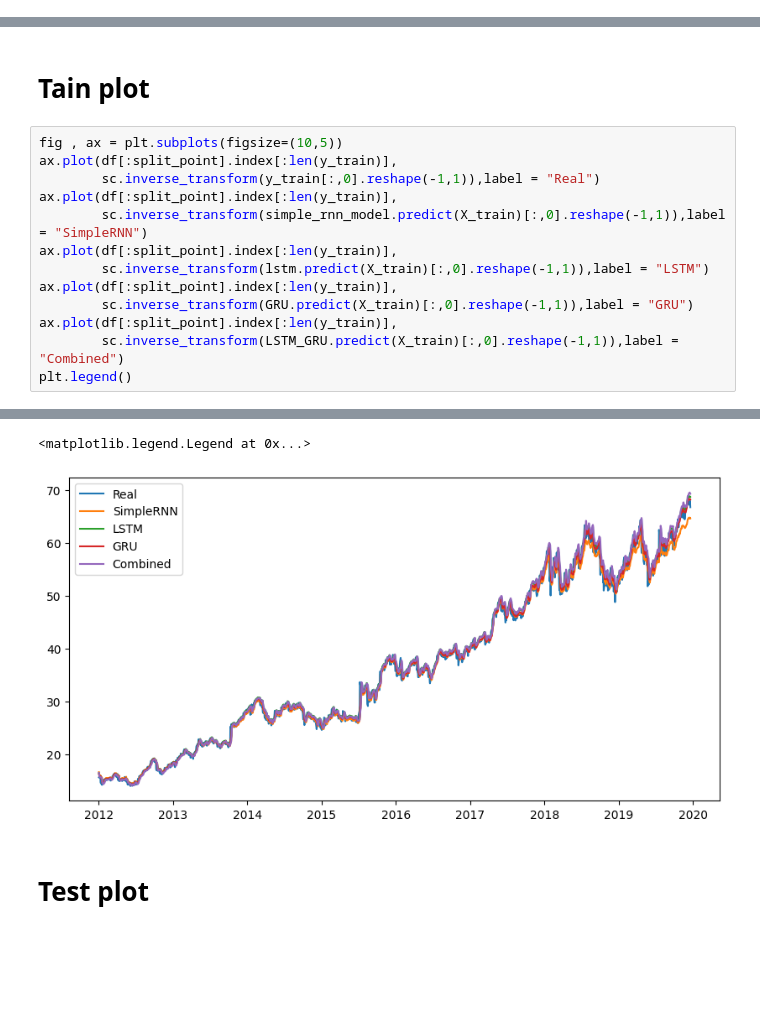
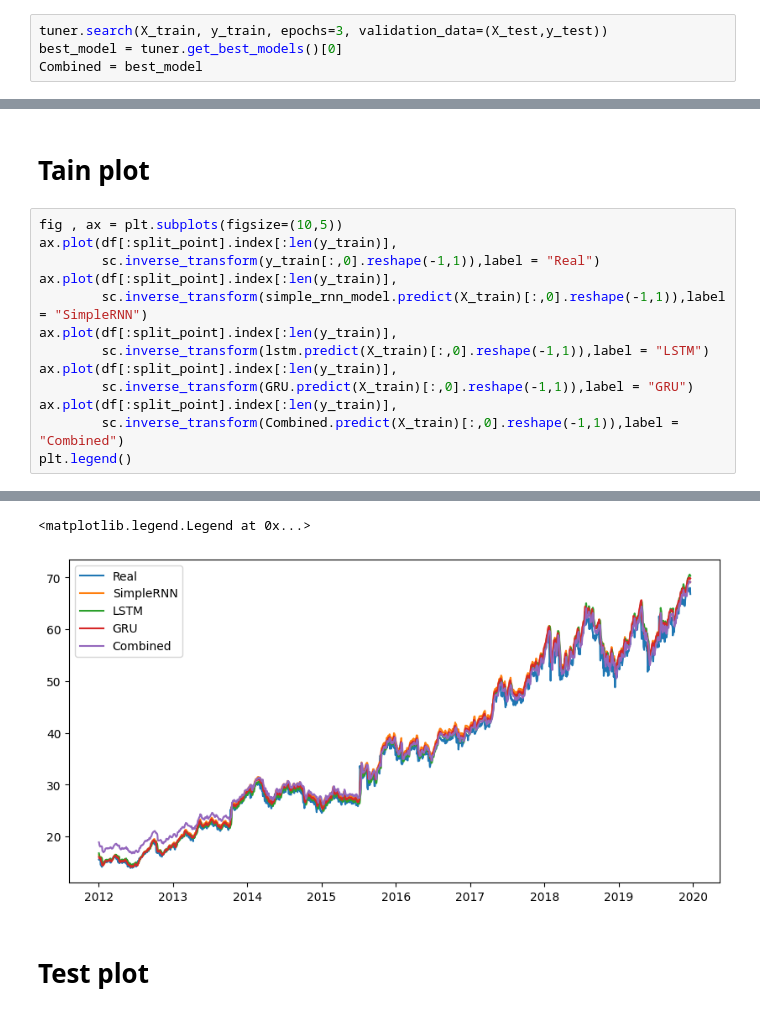
Before and after one commit to Emsh1379/Stock_prediction, a Jupyter notebook: Stock_prediction.ipynb, the cells around one changed output, grey strips where cells are left out. Drawn from its saved outputs; the diff is of its cells as text; blank space fills up the shorter version.

```diff
--- a/Stock_prediction.ipynb
+++ b/Stock_prediction.ipynb
@@ -320,0 +363,4 @@ _________________________________________________________________
+# %%
+tuner.search(X_train, y_train, epochs=3, validation_data=(X_test,y_test))
+best_model = tuner.get_best_models()[0]
+Combined = best_model
@@ -481,6 +490,6 @@ ax.plot(df[:split_point].index[:len(y_train)],
 ax.plot(df[:split_point].index[:len(y_train)],
         sc.inverse_transform(GRU.predict(X_train)[:,0].reshape(-1,1)),label = "GRU")
 ax.plot(df[:split_point].index[:len(y_train)],
-        sc.inverse_transform(LSTM_GRU.predict(X_train)[:,0].reshape(-1,1)),label = "Combined")
+        sc.inverse_transform(Combined.predict(X_train)[:,0].reshape(-1,1)),label = "Combined")
 plt.legend()
 # %% [output]
@@ -491,5 +500,5 @@ plt.legend()
 <matplotlib.legend.Legend at 0x...>
-[figure, old version]
+[figure, new version]
 # %% [markdown]
 # Test plot
 # %%
```
Also changed, not shown: parts of 33 cells of this notebook.
